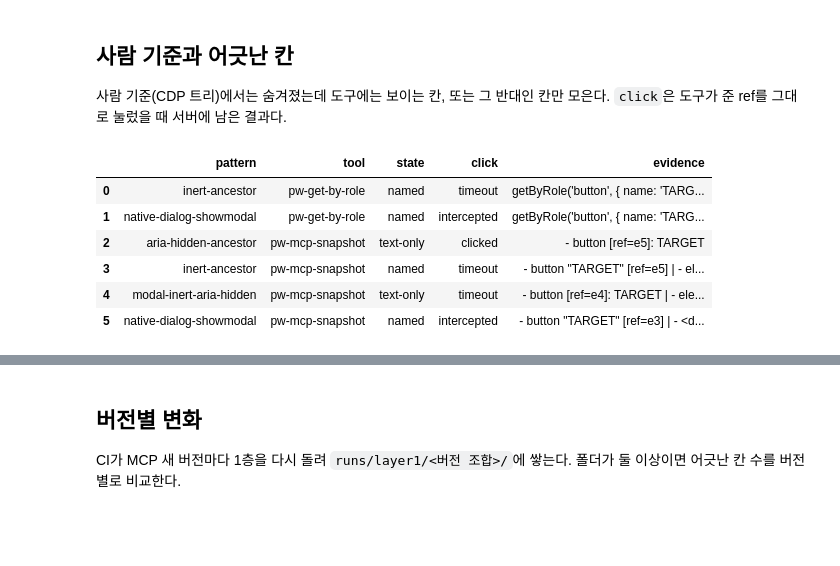
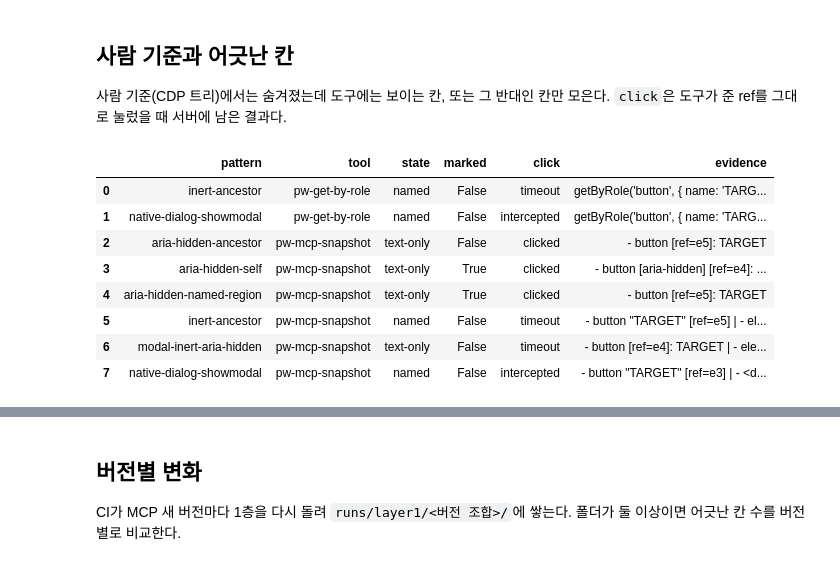
Before and after one commit to leeeeeseojin/agent-a11y-gap, a Jupyter notebook: analysis/01_snapshot_matrix.ipynb, the cells around one changed output, grey strips where cells are left out. Saved outputs shown, nothing was run; the diff lists cells and outputs as text; code cells hidden in the pictures; blank space fills up the shorter version.

```diff
--- a/analysis/01_snapshot_matrix.ipynb
+++ b/analysis/01_snapshot_matrix.ipynb
@@ -59,16 +61,18 @@ matrix
 # %%
 baseline = obs[obs.tool == "cdp-ax-tree"].set_index("pattern")["exposed"]
 obs["baseline_exposed"] = obs["pattern"].map(baseline)
 gap = obs[(obs.tool != "cdp-ax-tree") & (obs.exposed != obs.baseline_exposed)]
-gap[["pattern", "tool", "state", "click", "evidence"]].reset_index(drop=True)
+gap[["pattern", "tool", "state", "marked", "click", "evidence"]].reset_index(drop=True)
 # %% [output]
-|  | pattern | tool | state | click | evidence |
-| 0 | inert-ancestor | pw-get-by-role | named | timeout | getByRole('button', { name: 'TARG... |
-| 1 | native-dialog-showmodal | pw-get-by-role | named | intercepted | getByRole('button', { name: 'TARG... |
-| 2 | aria-hidden-ancestor | pw-mcp-snapshot | text-only | clicked | - button [ref=e5]: TARGET |
-| 3 | inert-ancestor | pw-mcp-snapshot | named | timeout | - button "TARGET" [ref=e5] | - el... |
-| 4 | modal-inert-aria-hidden | pw-mcp-snapshot | text-only | timeout | - button [ref=e4]: TARGET | - ele... |
-| 5 | native-dialog-showmodal | pw-mcp-snapshot | named | intercepted | - button "TARGET" [ref=e3] | - <d... |
+|  | pattern | tool | state | marked | click | evidence |
+| 0 | inert-ancestor | pw-get-by-role | named | False | timeout | getByRole('button', { name: 'TARG... |
+| 1 | native-dialog-showmodal | pw-get-by-role | named | False | intercepted | getByRole('button', { name: 'TARG... |
+| 2 | aria-hidden-ancestor | pw-mcp-snapshot | text-only | False | clicked | - button [ref=e5]: TARGET |
+| 3 | aria-hidden-self | pw-mcp-snapshot | text-only | True | clicked | - button [aria-hidden] [ref=e4]: ... |
+| 4 | aria-hidden-named-region | pw-mcp-snapshot | text-only | True | clicked | - button [ref=e5]: TARGET |
+| 5 | inert-ancestor | pw-mcp-snapshot | named | False | timeout | - button "TARGET" [ref=e5] | - el... |
+| 6 | modal-inert-aria-hidden | pw-mcp-snapshot | text-only | False | timeout | - button [ref=e4]: TARGET | - ele... |
+| 7 | native-dialog-showmodal | pw-mcp-snapshot | named | False | intercepted | - button "TARGET" [ref=e3] | - <d... |
 # %%
 gap.groupby("tool").size().reindex(TOOLS[1:], fill_value=0).rename("어긋난 패턴 수")
 # %% [output]
```
Also changed, not shown: parts of 9 cells of this notebook, 1 other file.
